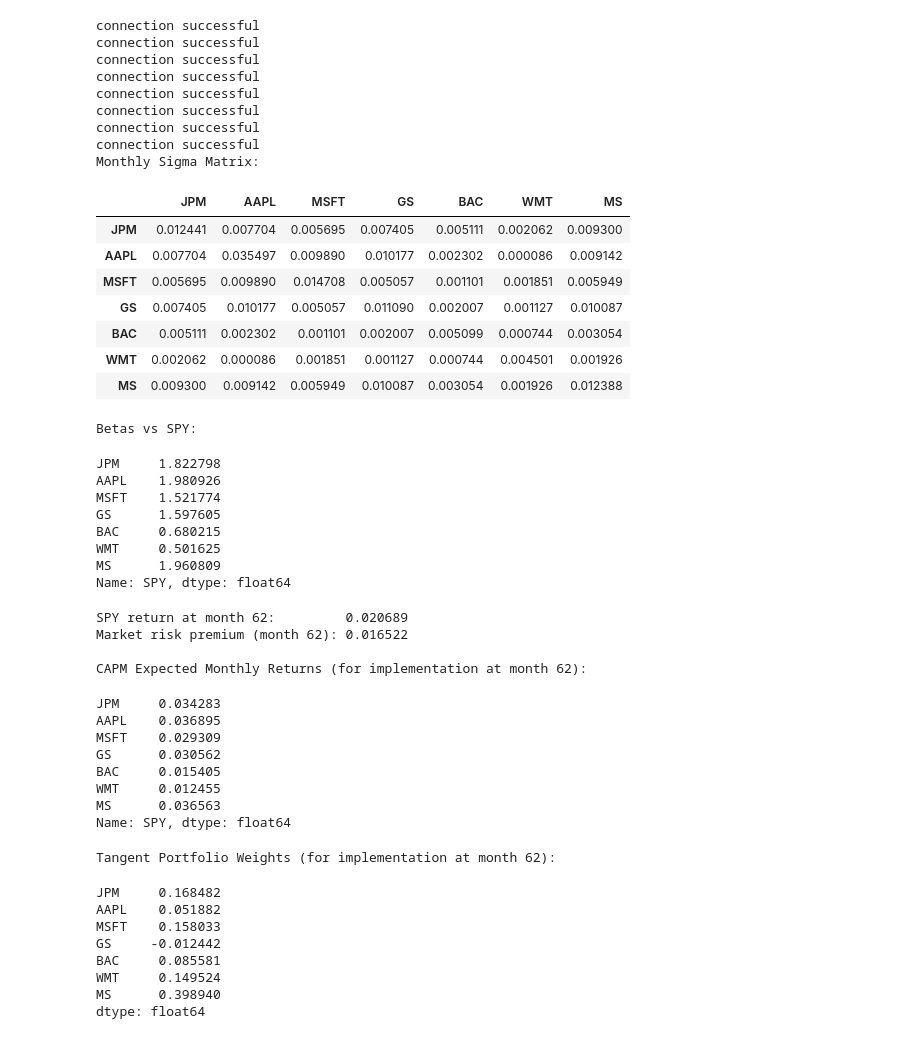
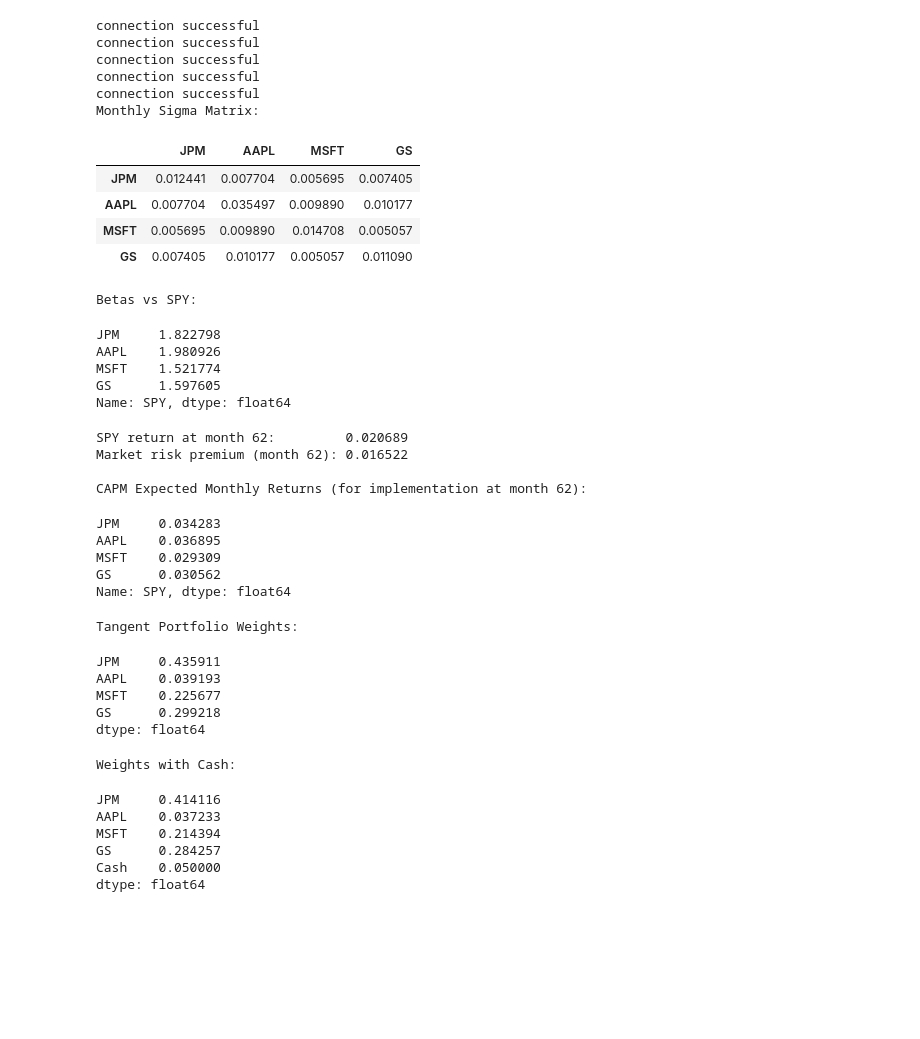
Before and after one commit to samgioffre9/Algo, a Jupyter notebook: final.ipynb, the cells around one changed output. Drawn from its saved outputs; the diff is of its cells as text; code cells hidden in the pictures; blank space fills up the shorter version.

```diff
--- a/final.ipynb
+++ b/final.ipynb
@@ -164,4 +164,20 @@ def days_30_360(start_date, end_date):
     else:
         d2_day = min(d2.day, 30)
     return 360 * (d2.year - d1.year) + 30 * (d2.month - d1.month) + (d2_day - d1_day)
+# %%
+# ===== ALL INPUTS =====
+tickers     = ["JPM", "AAPL", "MSFT", "GS"]
+market      = "SPY"
+start_date  = "2000-01-01"   # full download range
+end_date    = "2026-01-01"
+rf          = 0.05            # annual risk-free rate
+rf_monthly  = rf / 12
+cash_pct    = 0.05            # cash allocation %
+I           = 10000           # initial investment
+long_fee    = 0.0001
+short_fee   = 0.0001
+
+start_dates = [
+    "2010-01-01","2016-01-01","2020-01-01"
+]
 # %%
@@ -230,63 +232,46 @@ def calculate_p0_p1_p2(prices_df, tickers):
     p2 = np.vstack([p2, [[1.0]]])
     return p0, p1, p2
 # %%
-tickers    = ["JPM", "AAPL", "MSFT", "GS", "BAC", "WMT", "MS"]
-start_date = "2000-01-01"
-end_date = "2020-12-31"
-rf = 0.05           # annual risk-free rate GIVEN
-rf_monthly = rf / 12
-market = "SPY"
-
-# Download 64-month batch; sigma estimated from first 60 returns (obs 1-61)
-sigma, returns_df, prices_df = sigma_matrix(tickers + [market], start_date, end_date)
+# Download all data (run once)
+sigma, returns_df, prices_df = sigma_matrix(tickers + [market], start_date)
 
 # --- Step 1: Monthly Sigma (first 60 returns) ---
 print("Monthly Sigma Matrix:")
 display(sigma.drop(market).drop(market, axis=1))
 
-# --- Step 2: Beta (cov / var, from first 60 returns) ---
+# --- Step 2: Beta ---
 var_market = sigma.loc[market, market]
 betas = sigma[market].drop(market) / var_market
 print("\nBetas vs SPY:")
 display(betas)
 
 # --- Step 3: Month-62 realized market risk premium ---
-# returns_df.iloc[60] = log(P_62 / P_61), i.e. the return from obs 61 → obs 62
 R_market_62 = returns_df.iloc[60][market]
 market_risk_premium = R_market_62 - rf_monthly
 print(f"\nSPY return at month 62:         {R_market_62:.6f}")
 print(f"Market risk premium (month 62): {market_risk_premium:.6f}")
 
 # --- Step 4: CAPM expected monthly returns ---
 mu = rf_monthly + betas * market_risk_premium
 print("\nCAPM Expected Monthly Returns (for implementation at month 62):")
 display(mu)
 # %% [output]
-connection successful
-connection successful
-connection successful
 connection successful
 connection successful
 connection successful
 connection successful
 connection successful
 Monthly Sigma Matrix:
-|  | JPM | AAPL | MSFT | GS | BAC | WMT | MS |
-| JPM | 0.012441 | 0.007704 | 0.005695 | 0.007405 | 0.005111 | 0.002062 | 0.009300 |
-| AAPL | 0.007704 | 0.035497 | 0.009890 | 0.010177 | 0.002302 | 0.000086 | 0.009142 |
-| MSFT | 0.005695 | 0.009890 | 0.014708 | 0.005057 | 0.001101 | 0.001851 | 0.005949 |
-| GS | 0.007405 | 0.010177 | 0.005057 | 0.011090 | 0.002007 | 0.001127 | 0.010087 |
-| BAC | 0.005111 | 0.002302 | 0.001101 | 0.002007 | 0.005099 | 0.000744 | 0.003054 |
-| WMT | 0.002062 | 0.000086 | 0.001851 | 0.001127 | 0.000744 | 0.004501 | 0.001926 |
-| MS | 0.009300 | 0.009142 | 0.005949 | 0.010087 | 0.003054 | 0.001926 | 0.012388 |
+|  | JPM | AAPL | MSFT | GS |
+| JPM | 0.012441 | 0.007704 | 0.005695 | 0.007405 |
+| AAPL | 0.007704 | 0.035497 | 0.009890 | 0.010177 |
+| MSFT | 0.005695 | 0.009890 | 0.014708 | 0.005057 |
+| GS | 0.007405 | 0.010177 | 0.005057 | 0.011090 |
 Betas vs SPY:
 JPM     1.822798
 AAPL    1.980926
 MSFT    1.521774
 GS      1.597605
-BAC     0.680215
-WMT     0.501625
-MS      1.960809
 Name: SPY, dtype: float64
 SPY return at month 62:         0.020689
 Market risk premium (month 62): 0.016522
@@ -296,14 +281,9 @@ JPM     0.034283
 AAPL    0.036895
 MSFT    0.029309
 GS      0.030562
-BAC     0.015405
-WMT     0.012455
-MS      0.036563
 Name: SPY, dtype: float64
 # %%
 # Tangent portfolio — CAPM mu, monthly sigma
-# For implementation at the start of month 62
-
 sigma_assets = sigma.drop(market).drop(market, axis=1)
 excess = mu.values - rf_monthly
 sigma_inv = np.linalg.inv(sigma_assets.values)
@@ -312,15 +292,23 @@ z = sigma_inv @ excess
 T = z / z.sum()
 
 tangent = pd.Series(T, index=mu.index)
-print("Tangent Portfolio Weights (for implementation at month 62):")
+print("Tangent Portfolio Weights:")
 display(tangent)
+
+tangent_with_cash = pd.concat([tangent * (1 - cash_pct), pd.Series([cash_pct], index=['Cash'])])
+print("\nWeights with Cash:")
+display(tangent_with_cash)
 # %% [output]
-Tangent Portfolio Weights (for implementation at month 62):
+Tangent Portfolio Weights:
-JPM     0.168482
-AAPL    0.051882
-MSFT    0.158033
-GS     -0.012442
-BAC     0.085581
-WMT     0.149524
-MS      0.398940
+JPM     0.435911
+AAPL    0.039193
+MSFT    0.225677
+GS      0.299218
 dtype: float64
+Weights with Cash:
+JPM     0.414116
+AAPL    0.037233
+MSFT    0.214394
+GS      0.284257
+Cash    0.050000
+dtype: float64
```
Also changed, not shown: parts of 19 cells of this notebook.
